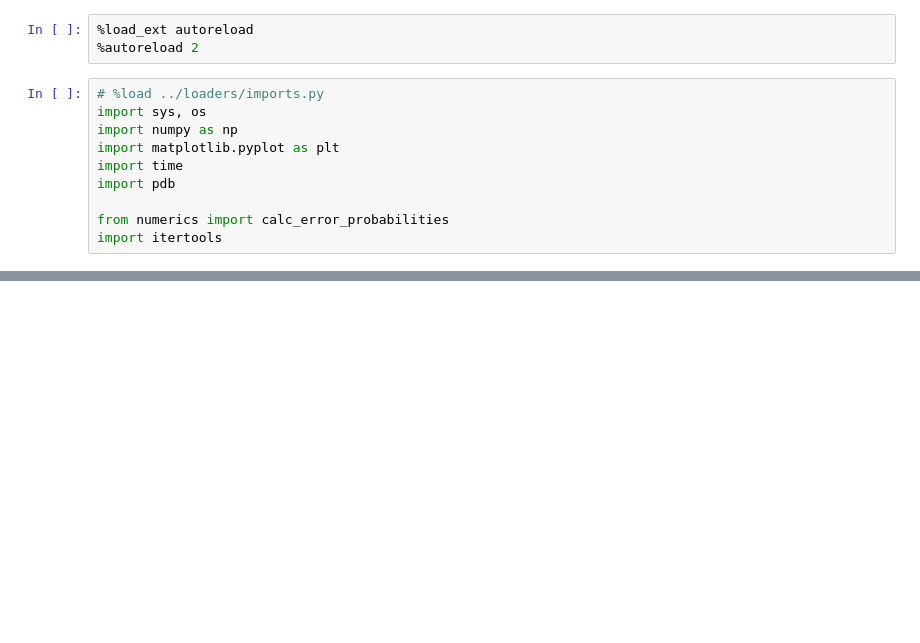
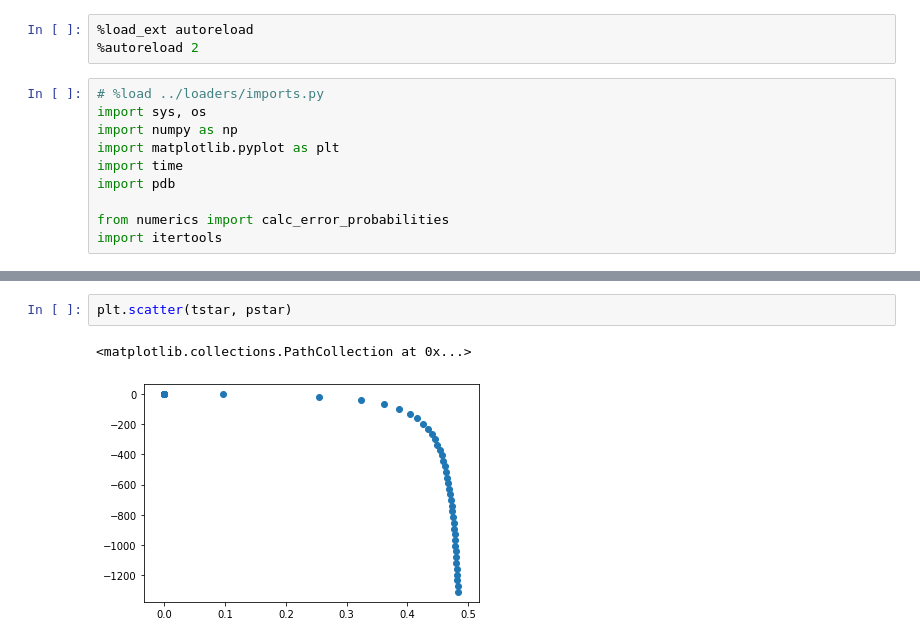
Before and after one commit to akumar01/uoicorr_analysis, a Jupyter notebook: info_theory/Untitled.ipynb, the cells around one changed output, grey strips where cells are left out. Drawn from its saved outputs; the diff is of its cells as text; blank space fills up the shorter version.

```diff
--- a/info_theory/Untitled.ipynb
+++ b/info_theory/Untitled.ipynb
@@ -86,0 +102,5 @@ for i, combo in enumerate(combinations):
+# %%
+plt.scatter(tstar, pstar)
+# %% [output]
+<matplotlib.collections.PathCollection at 0x...>
+[figure, added]
```
Also changed, not shown: parts of 7 cells of this notebook, 2 other files.
